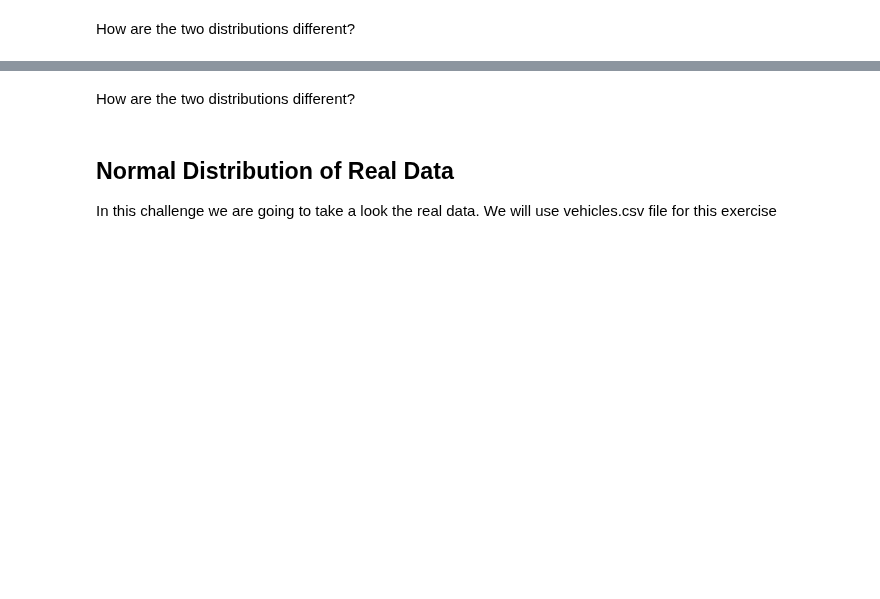
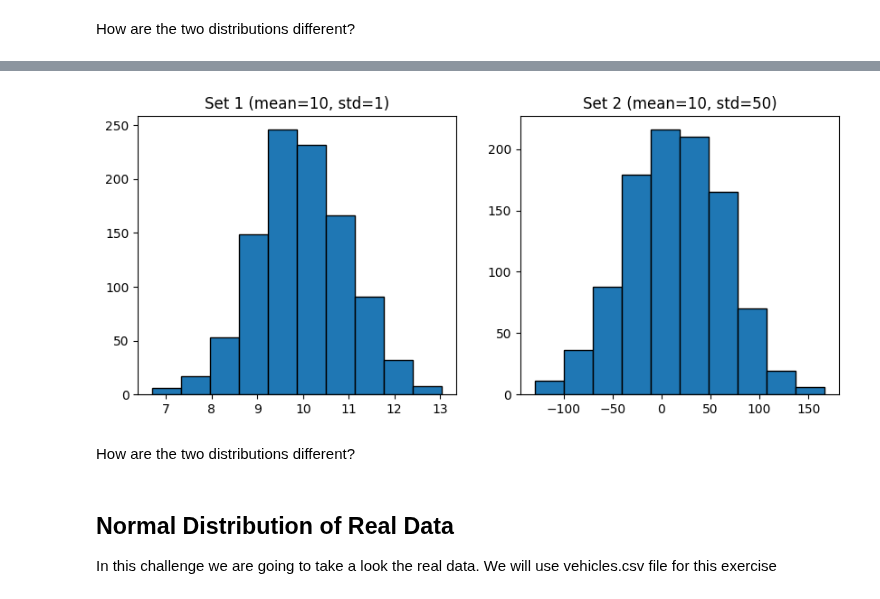
Before and after one commit to ta-data-lis/lab-probability-distributions, a Jupyter notebook: your-code/continuous.ipynb, the cells around one changed output, grey strips where cells are left out. Drawn from its saved outputs; the diff is of its cells as text; code cells hidden in the pictures; blank space fills up the shorter version.

```diff
--- a/your-code/continuous.ipynb
+++ b/your-code/continuous.ipynb
@@ -64,2 +91,23 @@ Expected output:
+# %%
+# your code here
+def generate_normal_distribution(mean, std, count):
+    return np.random.normal(mean, std, count)
+
+set1 = generate_normal_distribution(10, 1, 1000)
+set2 = generate_normal_distribution(10, 50, 1000)
+# %%
+fig, (ax1, ax2) = plt.subplots(1, 2, figsize=(10, 4), sharey=False)
+
+# Set 1
+ax1.hist(set1, bins=10,  label='set1', edgecolor= "black")
+ax1.set_title('Set 1 (mean=10, std=1)')
+
+# Set 2
+ax2.hist(set2, bins=10, label='set2', edgecolor= "black")
+ax2.set_title('Set 2 (mean=10, std=50)')
+
+plt.show()
+# %% [output]
+[figure, added]
 # %% [markdown]
 How are the two distributions different?
```
Also changed, not shown: parts of 26 cells of this notebook.
